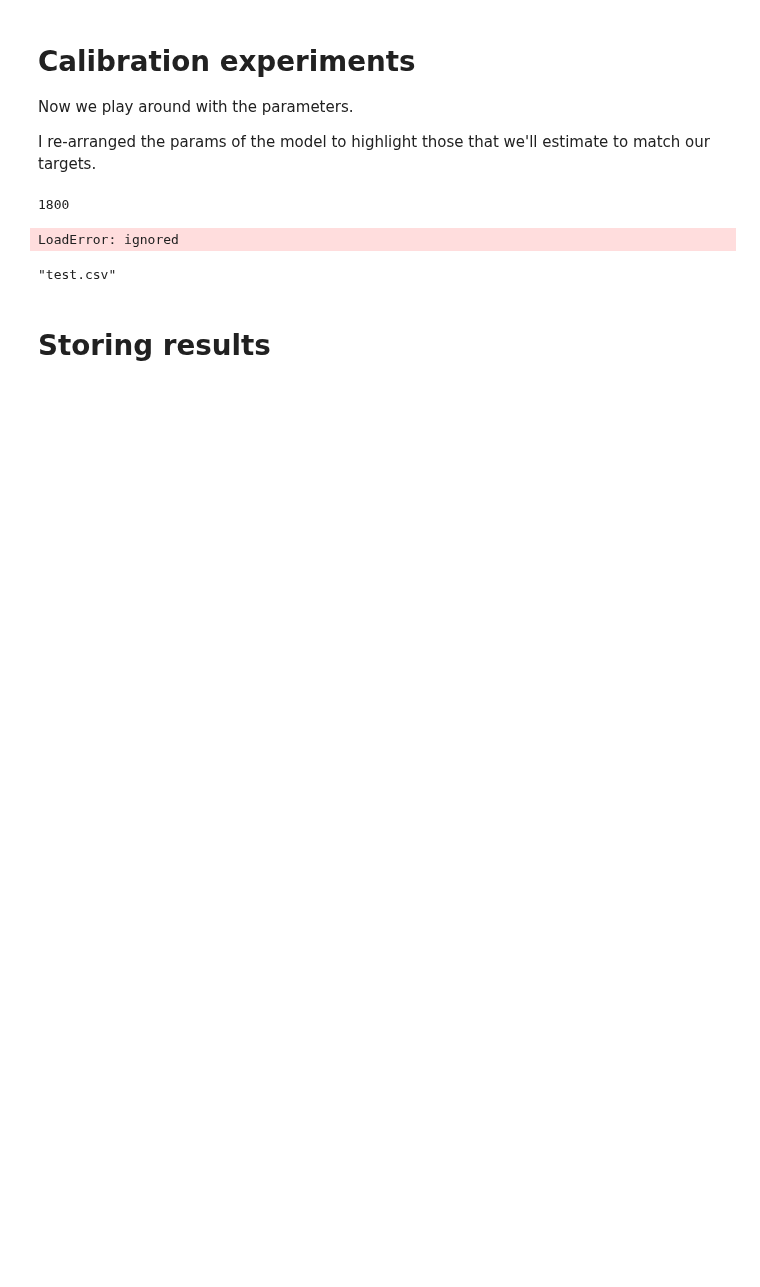
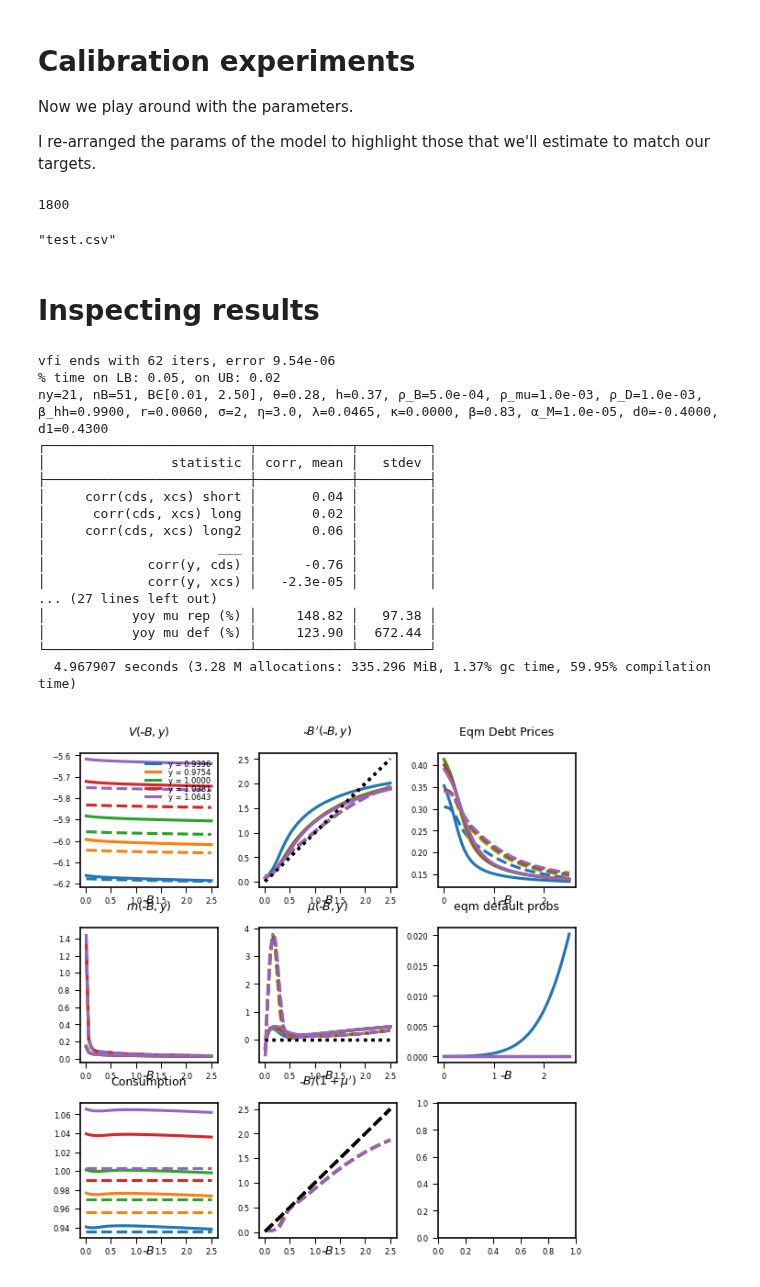
Before and after one commit to carlogalli/colab-gpu, a Jupyter notebook: jmp_v7.ipynb, the cells around one changed output. Cells and saved outputs as stored; diff of their text form; code cells hidden in the pictures; blank space fills up the shorter version.

Commit message:
editing the simulation tables
to focus on our main objects of interest

```diff
--- a/jmp_v7.ipynb
+++ b/jmp_v7.ipynb
@@ -1697,16 +1705,41 @@ function param_loop()
 end
 
 moments, parameters = param_loop()
-# %%
-moments
-# %% [output]
-LoadError: ignored
 # %%
 CSV.write("test.csv", DataFrame(res, :auto))
 # %% [output]
 "test.csv"
 # %% [markdown]
-# Storing results
+# Inspecting results
+# %%
+# These are the default parameters
+@time main_gpu(
+    build_ModelParams(
+        nB=51, ny=21, T_longterm=20, T_sim=10^6, T_discard_sim=10^3, Bgrid_lb=1e-2, Bgrid_ub=2.5,
+        σ=2., η=3., r=0.00598, ρ=0.9293, σ_ϵ=0.0115, θ=0.282, h=0.37,
+        β=.83, β_hh=.99, α_m=1e-5, d0=-0.4, d1=0.43, λ=0.0465, κ=0.,
+        ρ_B=5e-4, ρ_μ=1e-3, ρ_δ=1e-3
+        ),
+    max_iter=100, print_iter=0, sim_print="table", plot=1)
+# %% [output]
+vfi ends with 62 iters, error 9.54e-06
+% time on LB: 0.05, on UB: 0.02
+ny=21, nB=51, B∈[0.01, 2.50], θ=0.28, h=0.37, ρ_B=5.0e-04, ρ_mu=1.0e-03, ρ_D=1.0e-03, β_hh=0.9900, r=0.0060, σ=2, η=3.0, λ=0.0465, κ=0.0000, β=0.83, α_M=1.0e-05, d0=-0.4000, d1=0.4300
+┌──────────────────────────┬────────────┬─────────┐
+│                statistic │ corr, mean │   stdev │
+├──────────────────────────┼────────────┼─────────┤
+│     corr(cds, xcs) short │       0.04 │         │
+│      corr(cds, xcs) long │       0.02 │         │
+│     corr(cds, xcs) long2 │       0.06 │         │
+│                      ___ │            │         │
+│             corr(y, cds) │      -0.76 │         │
+│             corr(y, xcs) │   -2.3e-05 │         │
+... (27 lines left out)
+│           yoy mu rep (%) │     148.82 │   97.38 │
+│           yoy mu def (%) │     123.90 │  672.44 │
+└──────────────────────────┴────────────┴─────────┘
+  4.967907 seconds (3.28 M allocations: 335.296 MiB, 1.37% gc time, 59.95% compilation time)
+[figure, added]
 # %%
 ny=Int32(51); ρ=0.9293f0; σ_ϵ=0.0115f0
 grid, P = tauchen_carlo(ny, ρ, σ_ϵ)
```
Also changed, not shown: parts of 17 cells of this notebook.
